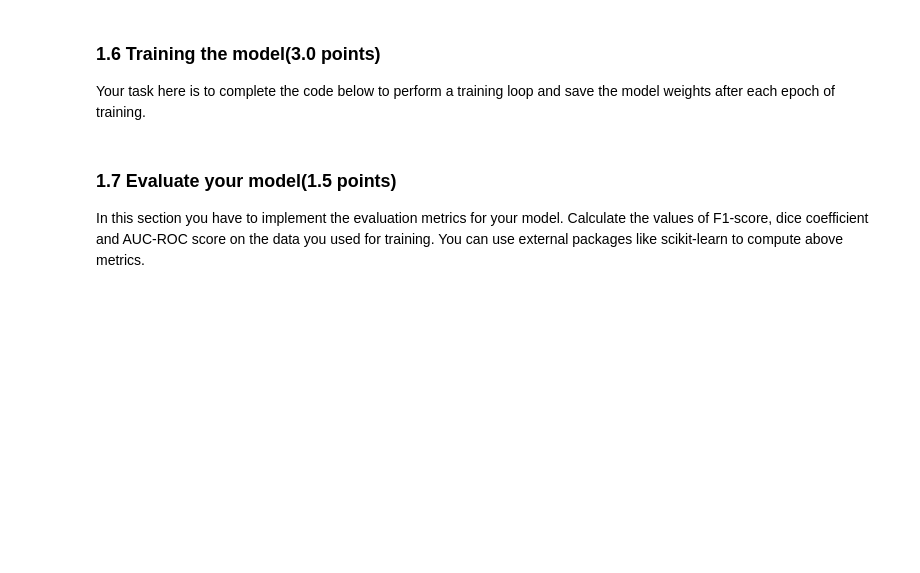
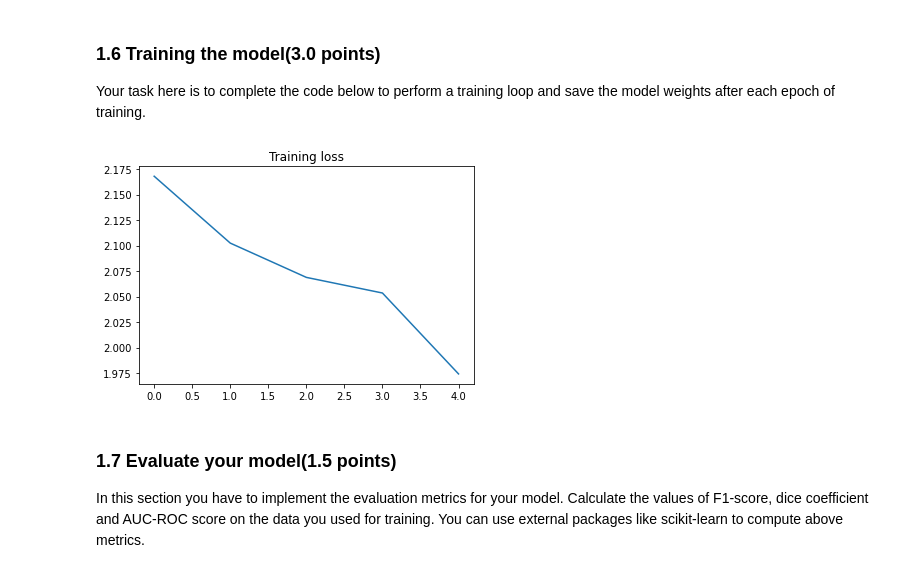
Before and after one commit to arpit-jadon/Copy-Vision-Project-Image-Segmentation, a Jupyter notebook: Vision_task_1_our_updated.ipynb, the cells around one changed output. Cells and saved outputs as stored; diff of their text form; code cells hidden in the pictures; blank space fills up the shorter version.

Commit message:
Updates to task 1

```diff
--- a/Vision_task_1_our_updated.ipynb
+++ b/Vision_task_1_our_updated.ipynb
@@ -463,31 +475,34 @@ def train(dataset, data_loader, model, criterion, optimizer, epochs):
     :param optimizer: adam, sgd, etc.
     """
 
+    if torch.cuda.is_available():
+      criterion = criterion.cuda()
+
     # put the model in train mode
     model.train()
     # calculate number of batches
     num_batches = int(len(dataset)/data_loader.batch_size)
     train_loss = []
+    model_weights = []
 
     for epoch in range (epochs):
       #tk0 = tqdm(data_loader, total=num_batches)
       with tqdm(data_loader, unit="batch") as tk0:
         for inputs, targets in tk0:
           tk0.set_description(f"Epoch {epoch+1}")
-
-          # fetch input images and masks
-          # from dataset batch
-  #       print(inputs.shape)
+          # fetch input images and masks from dataset batch
           # move images and masks to cpu/gpu device
           inputs = inputs.to(DEVICE, dtype=torch.float)
           targets = targets.to(DEVICE, dtype=torch.long)
           # zero grad the optimizer
           optimizer.zero_grad()
+
           # forward step of model
           outputs = model(inputs)
 
           # calculate loss
           loss = criterion(outputs, targets)
+
           # backward loss is calculated on a scaled loss
           # context since we are using mixed precision training
           # if you are not using mixed precision training,
@@ -499,10 +514,20 @@ def train(dataset, data_loader, model, criterion, optimizer, epochs):
           # step the optimizer
           optimizer.step()
           tk0.set_postfix(loss=loss.item())
-          train_loss.append(loss.item())
+        model_weights.append(model.state_dict())
+        torch.save(model.state_dict(), "./task1")
+        train_loss.append(loss.item())
+
+    return train_loss, model_weights
 # %%
 criterion = loss_f
-train(dst, trainloader, model, criterion, opt, epochs)
+history = train(dst, trainloader, model, criterion, opt, epochs)
+# %%
+plt.plot(history[0])
+plt.title("Training loss")
+plt.show()
+# %% [output]
+[figure, added]
 # %% [markdown]
 ### 1.7 Evaluate your model(1.5 points)
 In this section you have to implement the evaluation metrics for your model. Calculate the values of F1-score, dice coefficient and AUC-ROC score on the data you used for training. You can use external packages like scikit-learn to compute above metrics.
```
Also changed, not shown: parts of 5 cells of this notebook.
